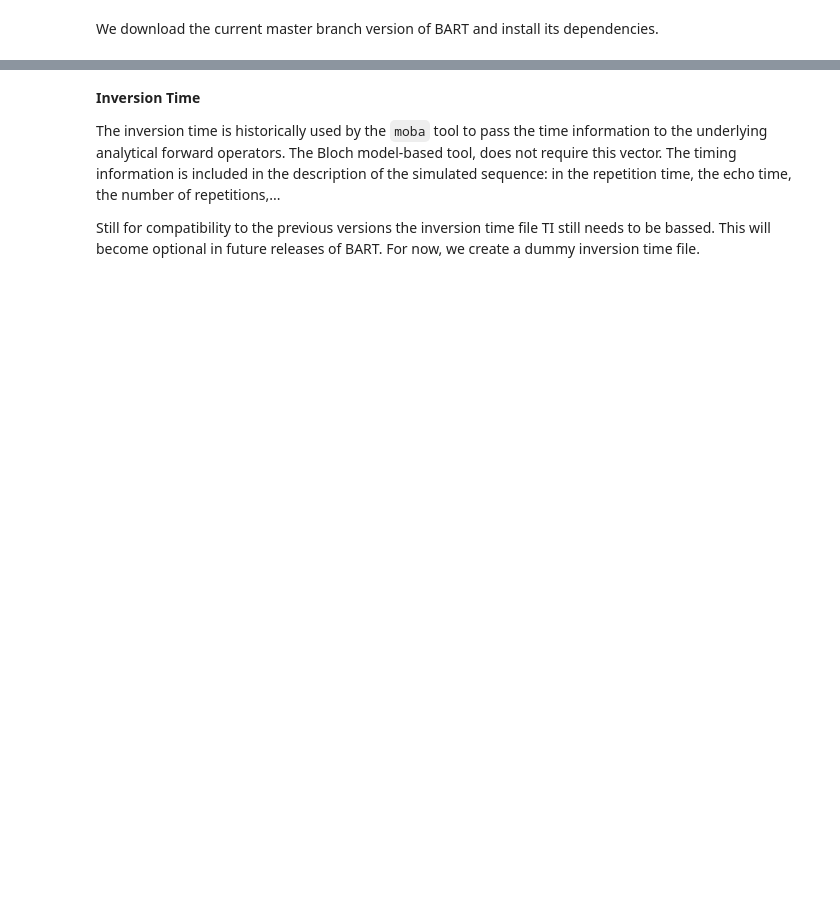
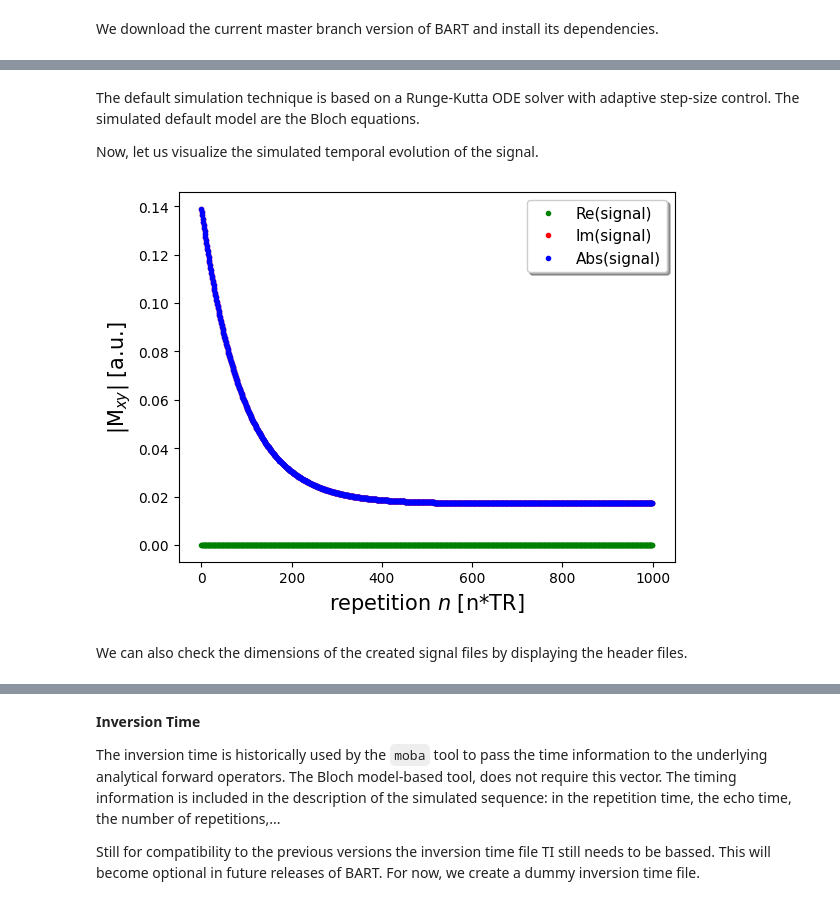
Before and after one commit to mrirecon/bloch-tutorial, a Jupyter notebook: bart-bloch-tutorial.ipynb, the cells around one changed output, grey strips where cells are left out. Saved outputs shown, nothing was run; the diff lists cells and outputs as text; code cells hidden in the pictures; blank space fills up the shorter version.

```diff
--- a/bart-bloch-tutorial.ipynb
+++ b/bart-bloch-tutorial.ipynb
@@ -264,0 +453,10 @@ bart fmac -s $(bart bitmask 6) comp_geom_ksp simu phantom_ksp
+# %% [markdown]
+The default simulation technique is based on a Runge-Kutta ODE solver with adaptive step-size control. The simulated default model are the Bloch equations.
+
+Now, let us visualize the simulated temporal evolution of the signal.
+# %%
+plot('simu', 'repetition $n$ [n*TR]', '|M$_{xy}$| [a.u.]')
+# %% [output]
+[figure, added]
+# %% [markdown]
+We can also check the dimensions of the created signal files by displaying the header files.
```
Also changed, not shown: parts of 112 cells of this notebook, 1 other file.
